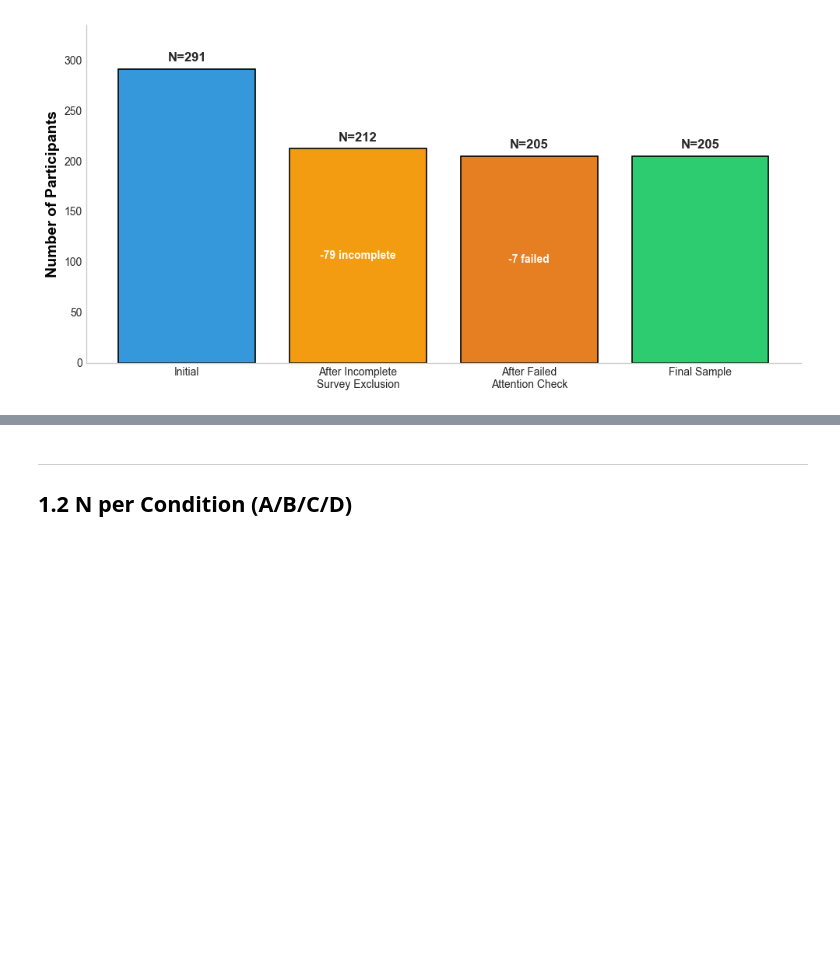
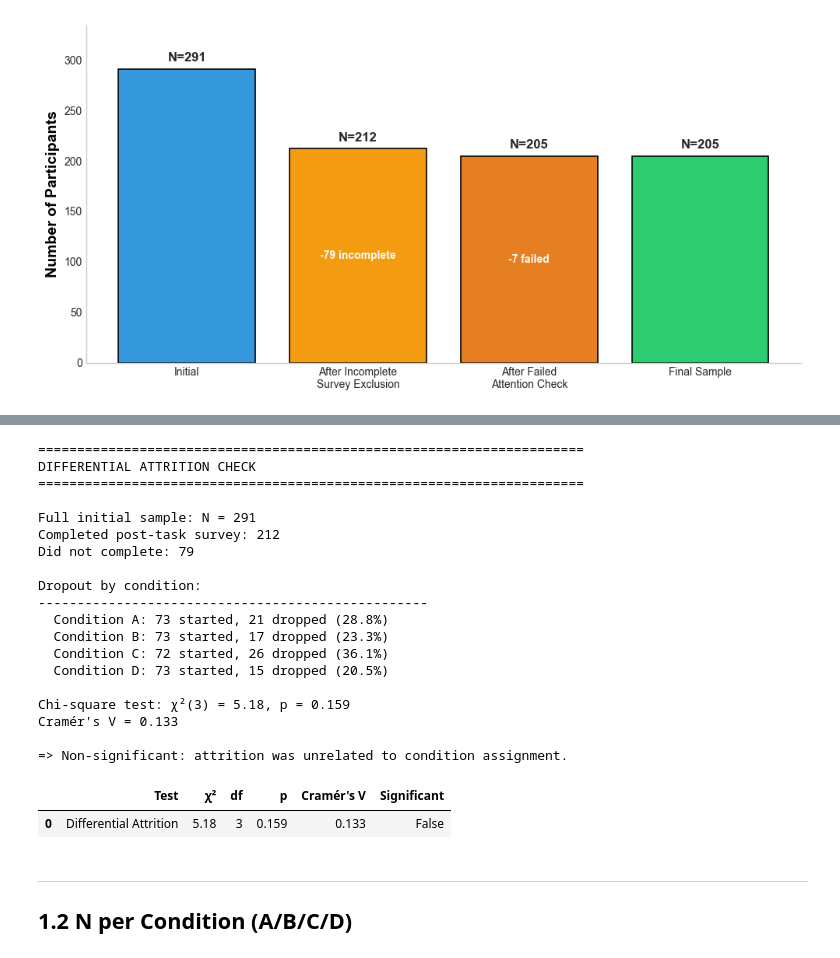
Before and after one commit to pluzgi/chatbot-study, a Jupyter notebook: analysis/phase1_descriptive_statistics.ipynb, the cells around one changed output, grey strips where cells are left out. Drawn from its saved outputs; the diff is of its cells as text; code cells hidden in the pictures; blank space fills up the shorter version.

```diff
--- a/analysis/phase1_descriptive_statistics.ipynb
+++ b/analysis/phase1_descriptive_statistics.ipynb
@@ -209,3 +239,76 @@ plt.show()
+# %%
+# Differential attrition: was dropout related to experimental condition?
+# Uses the FULL initial sample (N=291), before any exclusions
+from scipy.stats import chi2_contingency
+
+# Completion indicator: attention_check present = completed post-task survey
+df['completed'] = df['attention_check'].notna().astype(int)
+
+print("=" * 70)
+print("DIFFERENTIAL ATTRITION CHECK")
+print("=" * 70)
+print(f"\nFull initial sample: N = {len(df)}")
+print(f"Completed post-task survey: {df['completed'].sum()}")
+print(f"Did not complete: {(df['completed'] == 0).sum()}")
+
+# Crosstab
+ct = pd.crosstab(df['condition'], df['completed'])
+ct.columns = ['Incomplete', 'Complete']
+
+print("\nDropout by condition:")
+print("-" * 50)
+for cond in ['A', 'B', 'C', 'D']:
+    n_total = ct.loc[cond].sum()
+    n_dropped = ct.loc[cond, 'Incomplete']
+    pct = n_dropped / n_total * 100
+    print(f"  Condition {cond}: {n_total} started, {n_dropped} dropped ({pct:.1f}%)")
+
+# Chi-square test
+chi2, p, dof, expected = chi2_contingency(ct)
+n_total = len(df)
+cramers_v = np.sqrt(chi2 / (n_total * (min(ct.shape) - 1)))
+
+print(f"\nChi-square test: \u03c7\u00b2({dof}) = {chi2:.2f}, p = {p:.3f}")
+print(f"Cram\u00e9r's V = {cramers_v:.3f}")
+
+if p > .05:
+    print("\n=> Non-significant: attrition was unrelated to condition assignment.")
+else:
+    print("\n=> SIGNIFICANT: differential attrition detected \u2014 inspect further.")
+
+# Save result
+attrition_result = pd.DataFrame({
+    'Test': ['Differential Attrition'],
+    '\u03c7\u00b2': [f'{chi2:.2f}'],
+    'df': [dof],
+    'p': [f'{p:.3f}'],
+    "Cram\u00e9r's V": [f'{cramers_v:.3f}'],
+    'Significant': [p < .05]
+})
+attrition_result.to_csv('output/phase1/phase1_differential_attrition_human.csv', index=False)
+display(attrition_result)
+# %% [output]
+======================================================================
+DIFFERENTIAL ATTRITION CHECK
+======================================================================
+
+Full initial sample: N = 291
+Completed post-task survey: 212
+Did not complete: 79
+
+Dropout by condition:
+--------------------------------------------------
+  Condition A: 73 started, 21 dropped (28.8%)
+  Condition B: 73 started, 17 dropped (23.3%)
+  Condition C: 72 started, 26 dropped (36.1%)
+  Condition D: 73 started, 15 dropped (20.5%)
+
+Chi-square test: χ²(3) = 5.18, p = 0.159
+Cramér's V = 0.133
+
+=> Non-significant: attrition was unrelated to condition assignment.
+|  | Test | χ² | df | p | Cramér's V | Significant |
+| 0 | Differential Attrition | 5.18 | 3 | 0.159 | 0.133 | False |
 # %% [markdown]
 ---
 ## 1.2 N per Condition (A/B/C/D)
```
Also changed, not shown: parts of 8 cells of this notebook, 3 other files.
